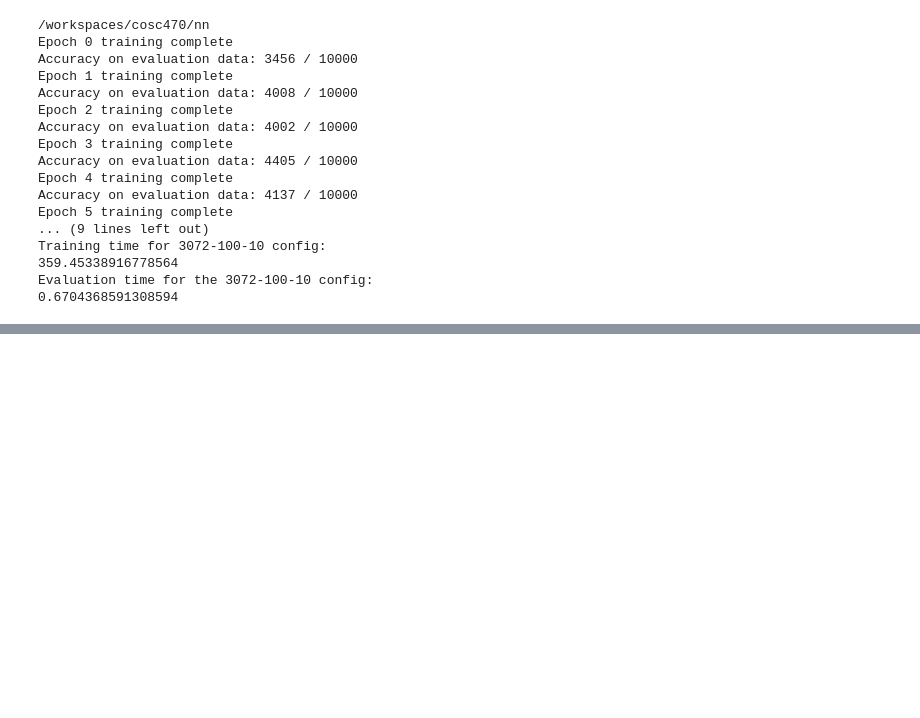
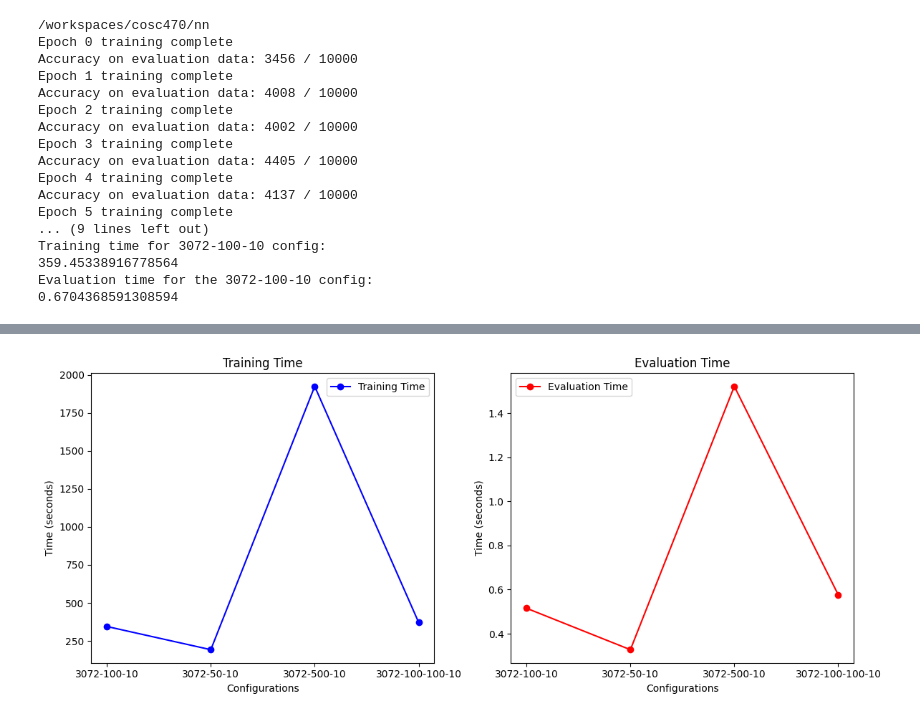
Before and after one commit to noahmb409/cosc470, a Jupyter notebook: notebooks/cifar10_loader.ipynb, the cells around one changed output, grey strips where cells are left out. Saved outputs shown, nothing was run; the diff lists cells and outputs as text; code cells hidden in the pictures; blank space fills up the shorter version.

```diff
--- a/notebooks/cifar10_loader.ipynb
+++ b/notebooks/cifar10_loader.ipynb
@@ -238,11 +238,65 @@ Accuracy on evaluation data: 4045 / 10000
 # %%
 # --- PART 4: add a matplotlib showing all the results from the previous cell
 
 ##DATA____
 
-Training time for 3072-100-10 config:
-359.45338916778564
-Evaluation time for the 3072-100-10 config:
-0.6704368591308594
+#Training time for 3072-100-10 config:
+#344.7978677749634
+#Evaluation time for 3072-100-10 config:
+#0.5156402587890625
 
 #--------------------------------------------#
+
+#Training time for 3072-50-10 config:
+#192.02195763587952
+#Evaluation time for 3072-50-10 config:
+#0.32765865325927734
+
+#--------------------------------------------#
+
+#Training time for 3072-500-10 config:
+#1924.973091840744
+#Evaluation time for 3072-500-10 config:
+#1.5214972496032715
+
+#--------------------------------------------#
+
+#Training time for 3072-100-100-10 config:
+#371.8558576107025
+#Evaluation time for 3072-100-100-10 config:
+#0.5766916275024414
+
+
+
+##PLOTTING____
+import matplotlib.pyplot as plt
+
+configs = ['3072-100-10', '3072-50-10', '3072-500-10', '3072-100-100-10']
+tt = [344.7978677749634, 192.02195763587952, 1924.973091840744, 371.8558576107025]
+et = [0.5156402587890625, 0.32765865325927734, 1.5214972496032715, 0.5766916275024414]
+x = range(len(configs))
+
+fig, axs = plt.subplots(1, 2, figsize=(12, 5))
+
+# Training Time plot
+axs[0].plot(x, tt, label='Training Time', color='b', marker='o')
+axs[0].set_xlabel('Configurations')
+axs[0].set_ylabel('Time (seconds)')
+axs[0].set_title('Training Time')
+axs[0].set_xticks(x)
+axs[0].set_xticklabels(configs)
+axs[0].legend()
+
+# Evaluation Time plot
+axs[1].plot(x, et, label='Evaluation Time', color='r', marker='o')
+axs[1].set_xlabel('Configurations')
+axs[1].set_ylabel('Time (seconds)')
+axs[1].set_title('Evaluation Time')
+axs[1].set_xticks(x)
+axs[1].set_xticklabels(configs)
+axs[1].legend()
+
+plt.tight_layout()
+plt.show()
+# %% [output]
+[figure, added]
```
Also changed, not shown: parts of 2 cells of this notebook, 1 other file.
